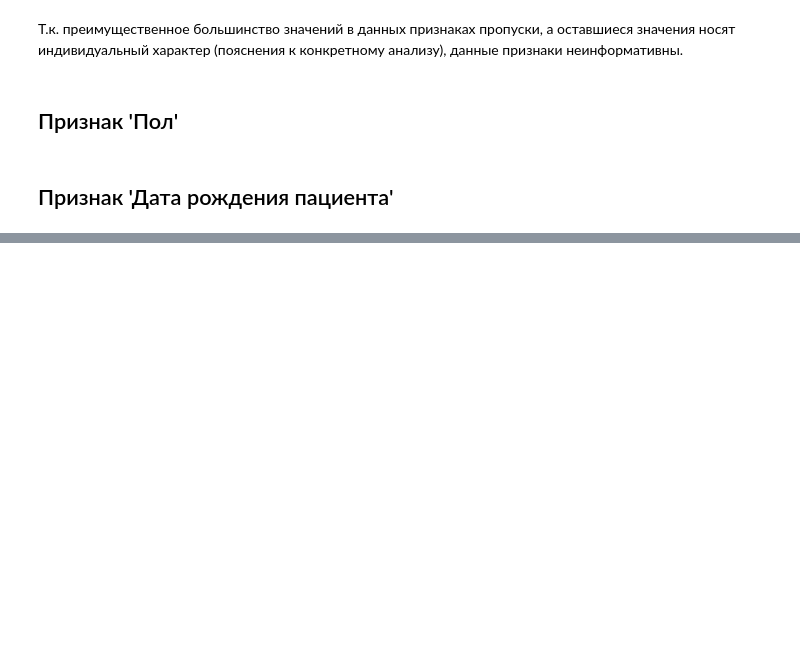
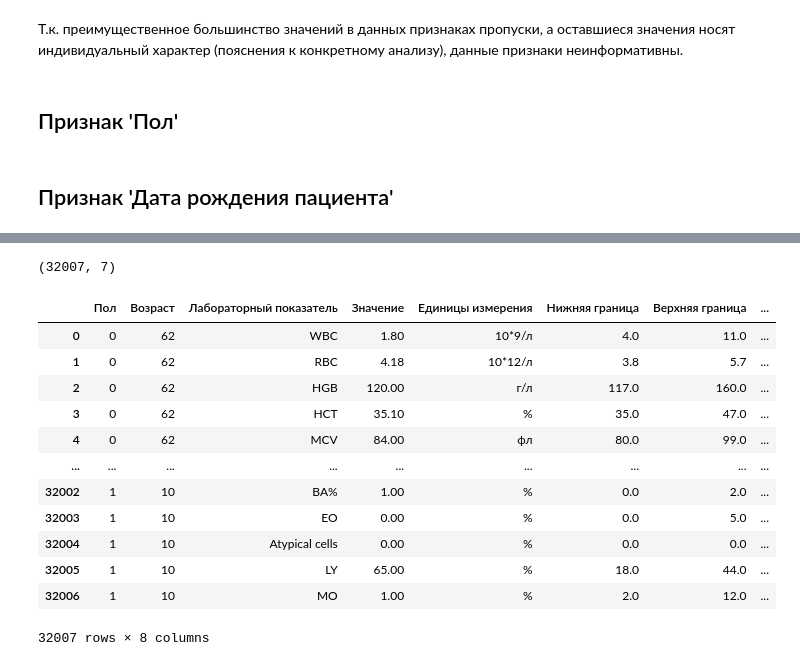
Before and after one commit to Rai1ag/Library, a Jupyter notebook: DSMED_Хакатон/project.ipynb, the cells around one changed output, grey strips where cells are left out. Cells and saved outputs as stored; diff of their text form; code cells hidden in the pictures; blank space fills up the shorter version.

```diff
--- a/DSMED_Хакатон/project.ipynb
+++ b/DSMED_Хакатон/project.ipynb
@@ -641,0 +714,45 @@ dtype: int64
+# %%
+# Заменяем значения, где можем.
+project_df.loc[(project_df['Лабораторный показатель'] == 'LY#')&(project_df['Референсный интервал'] == '_'), 'Референсный интервал'] = '1:3.7'
+project_df.loc[(project_df['Лабораторный показатель'] == 'NE#')&(project_df['Референсный интервал'] == '_'), 'Референсный интервал'] = '1.5:7'
+# %%
+# Удаляем неправильные референсыные интервалы.
+project_df.drop(project_df.index[project_df['Референсный интервал'] == '_'], inplace=True)
+project_df.drop(project_df.index[project_df['Референсный интервал'] == 'Общая норма'], inplace=True)
+# %%
+# Посмотрим, сколько наблюдений было удалено.
+project_df.shape
+# %% [output]
+(32007, 7)
+# %%
+# 2) Разделяем 'Референсный интервал'.
+project_df[['Нижняя граница', 'Верхняя граница']] = project_df['Референсный интервал'].str.split(':', expand=True)
+
+project_df['Нижняя граница'] = project_df['Нижняя граница'].str.replace(',', '.')
+project_df['Верхняя граница'] = project_df['Верхняя граница'].str.replace(',', '.')
+
+project_df['Нижняя граница'] = project_df['Нижняя граница'].astype(float)
+project_df['Верхняя граница'] = project_df['Верхняя граница'].astype(float)
+
+project_df = project_df.drop(labels='Референсный интервал', axis=1)
+# %%
+# Изменим порядок столбцов, для удобства восприятия.
+project_df = project_df[['Пол', 'Возраст', 'Лабораторный показатель', 'Значение', 'Единицы измерения', 'Нижняя граница', 'Верхняя граница', 'Результат']]
+# Изменим индексы на новые.
+project_df.reset_index(drop=True, inplace=True)
+# %%
+project_df
+# %% [output]
+|  | Пол | Возраст | Лабораторный показатель | Значение | Единицы измерения | Нижняя граница | Верхняя граница | ... |
+| 0 | 0 | 62 | WBC | 1.80 | 10*9/л | 4.0 | 11.0 | ... |
+| 1 | 0 | 62 | RBC | 4.18 | 10*12/л | 3.8 | 5.7 | ... |
+| 2 | 0 | 62 | HGB | 120.00 | г/л | 117.0 | 160.0 | ... |
+| 3 | 0 | 62 | HCT | 35.10 | % | 35.0 | 47.0 | ... |
+| 4 | 0 | 62 | MCV | 84.00 | фл | 80.0 | 99.0 | ... |
+| ... | ... | ... | ... | ... | ... | ... | ... | ... |
+| 32002 | 1 | 10 | BA% | 1.00 | % | 0.0 | 2.0 | ... |
+| 32003 | 1 | 10 | EO | 0.00 | % | 0.0 | 5.0 | ... |
+| 32004 | 1 | 10 | Atypical cells | 0.00 | % | 0.0 | 0.0 | ... |
+| 32005 | 1 | 10 | LY | 65.00 | % | 18.0 | 44.0 | ... |
+| 32006 | 1 | 10 | MO | 1.00 | % | 2.0 | 12.0 | ... |
+32007 rows × 8 columns
```
Also changed, not shown: parts of 14 cells of this notebook.
